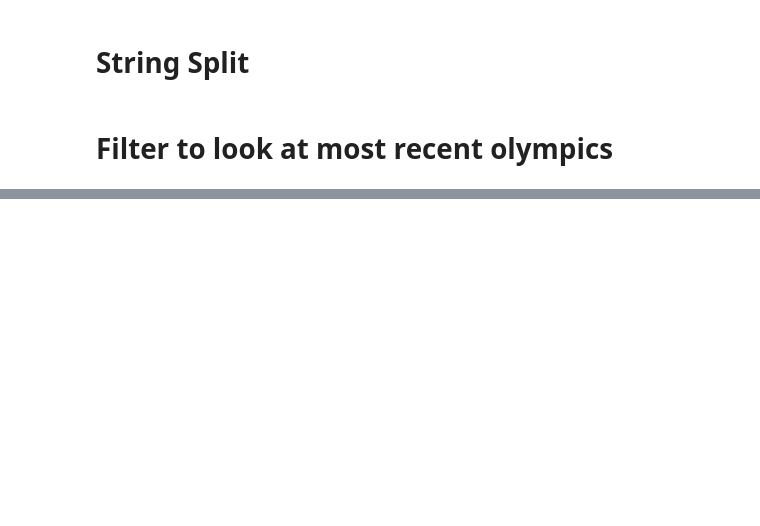
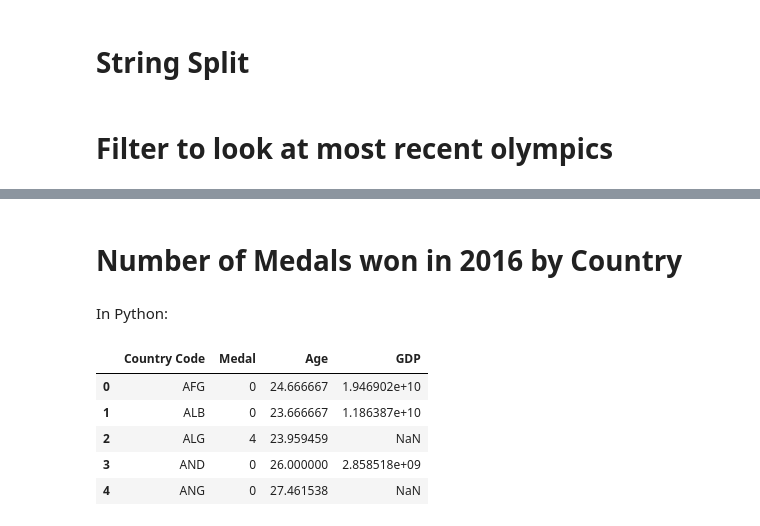
Before and after one commit to patricia426/Data-Cleaning-Tutorial, a Jupyter notebook: SidebySide.ipynb, the cells around one changed output, grey strips where cells are left out. Cells and saved outputs as stored; diff of their text form; code cells hidden in the pictures; blank space fills up the shorter version.

```diff
--- a/SidebySide.ipynb
+++ b/SidebySide.ipynb
@@ -83,0 +169,4 @@ Name: Medal, dtype: int64
+# %% [markdown]
+# Number of Medals won in 2016 by Country
+# %% [markdown]
+In Python:
@@ -83,0 +177,11 @@ Name: Medal, dtype: int64
+# %%
+country = pd.concat([medal_count, avg_age, gdp], axis=1)
+country = country.reset_index()
+country.head()
+# %% [output]
+|  | Country Code | Medal | Age | GDP |
+| 0 | AFG | 0 | 24.666667 | 1.946902e+10 |
+| 1 | ALB | 0 | 23.666667 | 1.186387e+10 |
+| 2 | ALG | 4 | 23.959459 | NaN |
+| 3 | AND | 0 | 26.000000 | 2.858518e+09 |
+| 4 | ANG | 0 | 27.461538 | NaN |
```
Also changed, not shown: parts of 29 cells of this notebook, 3 other files.
